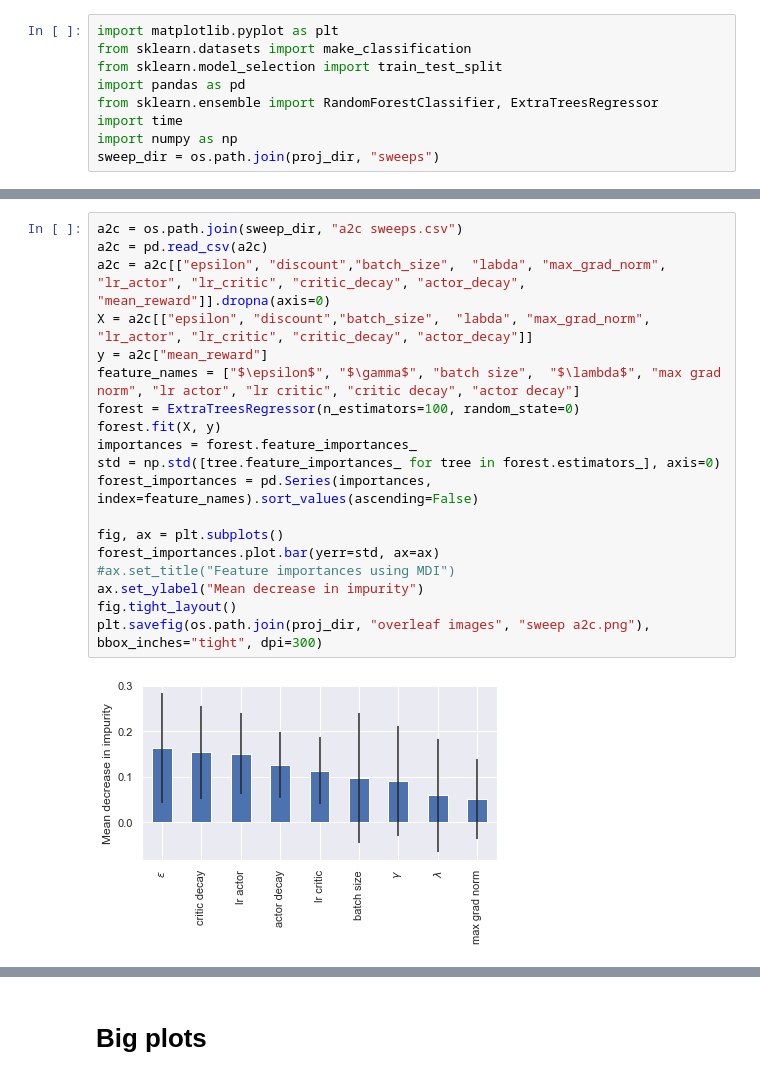
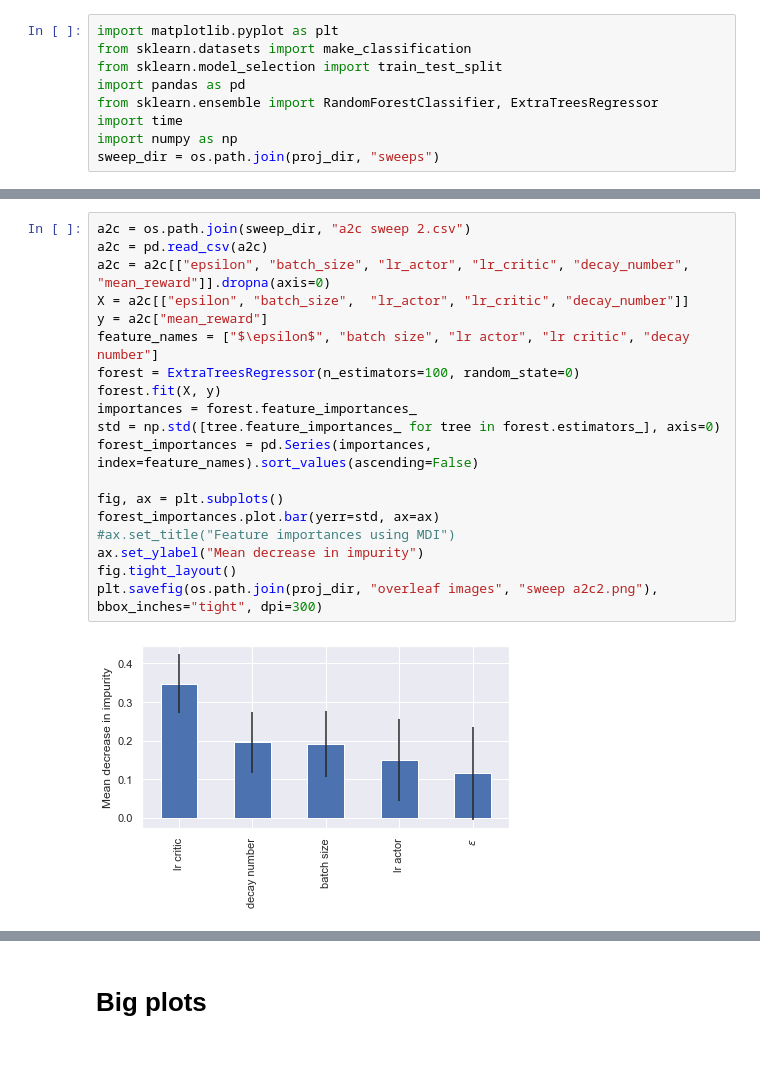
Before and after one commit to TheodoreWolf/climate_policy_rl, a Jupyter notebook: plot_making.ipynb, the cells around one changed output, grey strips where cells are left out. Drawn from its saved outputs; the diff is of its cells as text.

```diff
--- a/plot_making.ipynb
+++ b/plot_making.ipynb
@@ -208,24 +181,24 @@ plt.savefig(os.path.join(proj_dir, "overleaf images", "sweep ddqn corr.png"), bb
 # %%
-a2c = os.path.join(sweep_dir, "a2c sweeps.csv")
+a2c = os.path.join(sweep_dir, "a2c sweep 2.csv")
 a2c = pd.read_csv(a2c)
-a2c = a2c[["epsilon", "discount","batch_size",  "labda", "max_grad_norm", "lr_actor", "lr_critic", "critic_decay", "actor_decay", "mean_reward"]].dropna(axis=0)
-X = a2c[["epsilon", "discount","batch_size",  "labda", "max_grad_norm", "lr_actor", "lr_critic", "critic_decay", "actor_decay"]]
+a2c = a2c[["epsilon", "batch_size", "lr_actor", "lr_critic", "decay_number", "mean_reward"]].dropna(axis=0)
+X = a2c[["epsilon", "batch_size",  "lr_actor", "lr_critic", "decay_number"]]
 y = a2c["mean_reward"]
-feature_names = ["$\epsilon$", "$\gamma$", "batch size",  "$\lambda$", "max grad norm", "lr actor", "lr critic", "critic decay", "actor decay"]
+feature_names = ["$\epsilon$", "batch size", "lr actor", "lr critic", "decay number"]
 forest = ExtraTreesRegressor(n_estimators=100, random_state=0)
 forest.fit(X, y)
 importances = forest.feature_importances_
 std = np.std([tree.feature_importances_ for tree in forest.estimators_], axis=0)
 forest_importances = pd.Series(importances, index=feature_names).sort_values(ascending=False)
 
 fig, ax = plt.subplots()
 forest_importances.plot.bar(yerr=std, ax=ax)
 #ax.set_title("Feature importances using MDI")
 ax.set_ylabel("Mean decrease in impurity")
 fig.tight_layout()
-plt.savefig(os.path.join(proj_dir, "overleaf images", "sweep a2c.png"), bbox_inches="tight", dpi=300)
+plt.savefig(os.path.join(proj_dir, "overleaf images", "sweep a2c2.png"), bbox_inches="tight", dpi=300)
 # %% [output]
-[figure, old version]
+[figure, new version]
 # %%
 fig, ax = plt.subplots()
 corrs = a2c.corr().mean_reward
```
Also changed, not shown: parts of 25 cells of this notebook, 6 other files.
